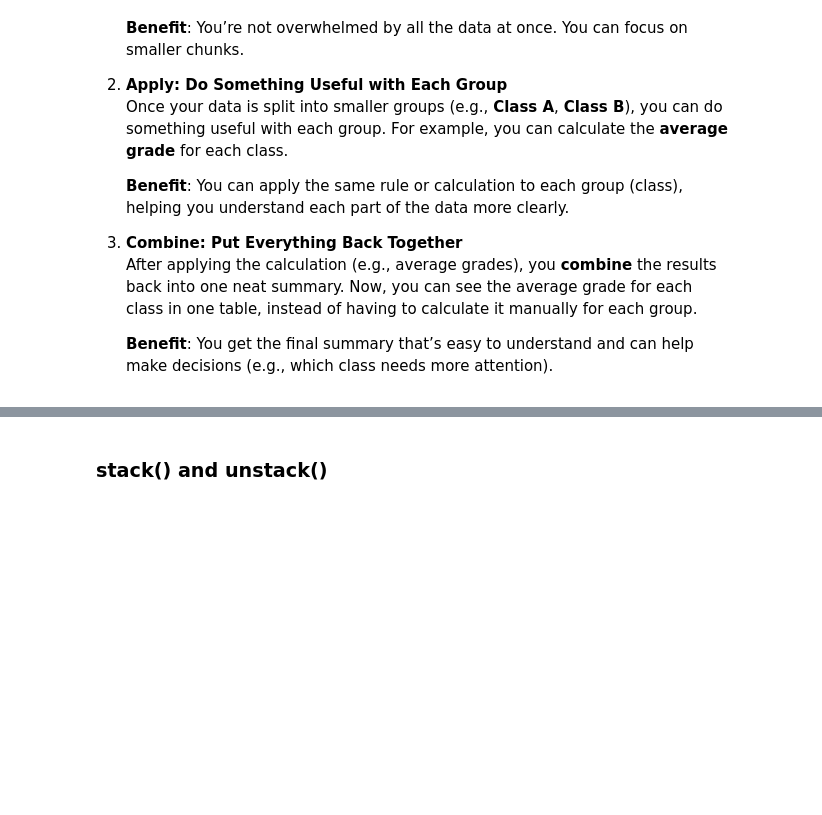
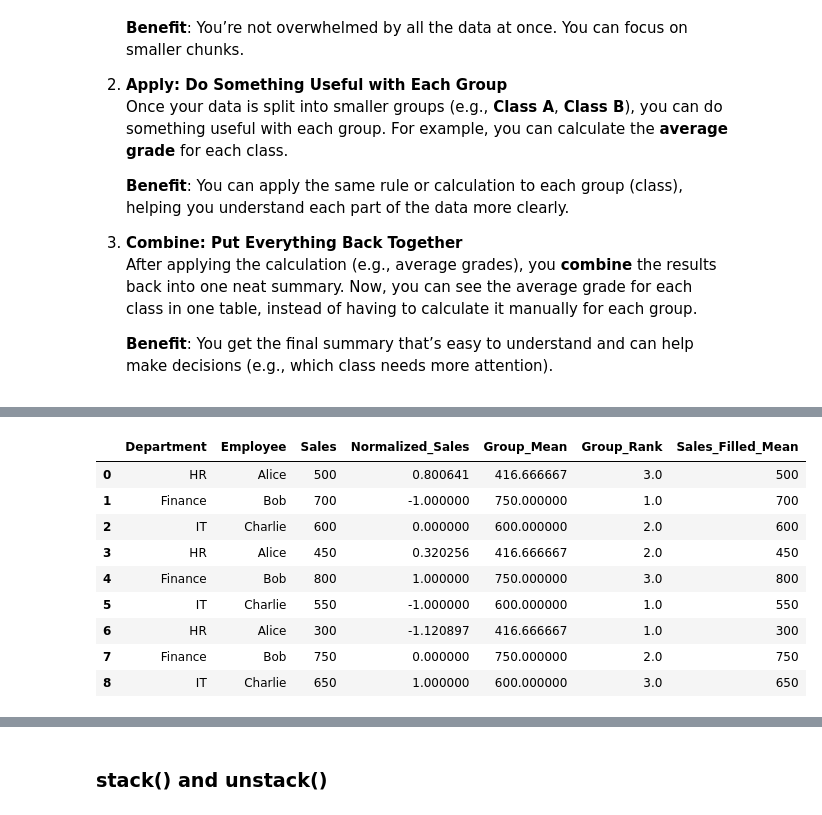
Before and after one commit to ashokonmi3/Python-Learning, a Jupyter notebook: Data Science/NB_13_Groupby.ipynb, the cells around one changed output, grey strips where cells are left out. Cells and saved outputs as stored; diff of their text form; code cells hidden in the pictures; blank space fills up the shorter version.

```diff
--- a/Data Science/NB_13_Groupby.ipynb
+++ b/Data Science/NB_13_Groupby.ipynb
@@ -1126,0 +551,12 @@ summary.reset_index()
+# %%
+import pandas as pd
+
+# Sample dataset
+data = {
+    'Department': ['HR', 'Finance', 'IT', 'HR', 'Finance', 'IT', 'HR', 'Finance', 'IT'],
+    'Employee': ['Alice', 'Bob', 'Charlie', 'Alice', 'Bob', 'Charlie', 'Alice', 'Bob', 'Charlie'],
+    'Sales': [500, 700, 600, 450, 800, 550, 300, 750, 650]
+}
+
+df = pd.DataFrame(data)
+df
@@ -1126,0 +574,7 @@ summary.reset_index()
+# %%
+# Normalize Sales within each Department
+df['Normalized_Sales'] = df.groupby('Department')['Sales'].transform(
+    lambda x: (x - x.mean()) / x.std()
+)
+
+df
@@ -1126,0 +609,6 @@ summary.reset_index()
+# %%
+# Add columns for group mean and group rank
+df['Group_Mean'] = df.groupby('Department')['Sales'].transform('mean')
+df['Group_Rank'] = df.groupby('Department')['Sales'].transform('rank')
+
+df
@@ -1126,0 +654,18 @@ summary.reset_index()
+# %%
+# Fill missing Sales values with the group mean
+df['Sales_Filled_Mean'] = df.groupby('Department')['Sales'].transform(
+    lambda x: x.fillna(x.mean())
+)
+
+df
+# %% [output]
+|  | Department | Employee | Sales | Normalized_Sales | Group_Mean | Group_Rank | Sales_Filled_Mean |
+| 0 | HR | Alice | 500 | 0.800641 | 416.666667 | 3.0 | 500 |
+| 1 | Finance | Bob | 700 | -1.000000 | 750.000000 | 1.0 | 700 |
+| 2 | IT | Charlie | 600 | 0.000000 | 600.000000 | 2.0 | 600 |
+| 3 | HR | Alice | 450 | 0.320256 | 416.666667 | 2.0 | 450 |
+| 4 | Finance | Bob | 800 | 1.000000 | 750.000000 | 3.0 | 800 |
+| 5 | IT | Charlie | 550 | -1.000000 | 600.000000 | 1.0 | 550 |
+| 6 | HR | Alice | 300 | -1.120897 | 416.666667 | 1.0 | 300 |
+| 7 | Finance | Bob | 750 | 0.000000 | 750.000000 | 2.0 | 750 |
+| 8 | IT | Charlie | 650 | 1.000000 | 600.000000 | 3.0 | 650 |
```
Also changed, not shown: parts of 220 cells of this notebook, 1 other file.
